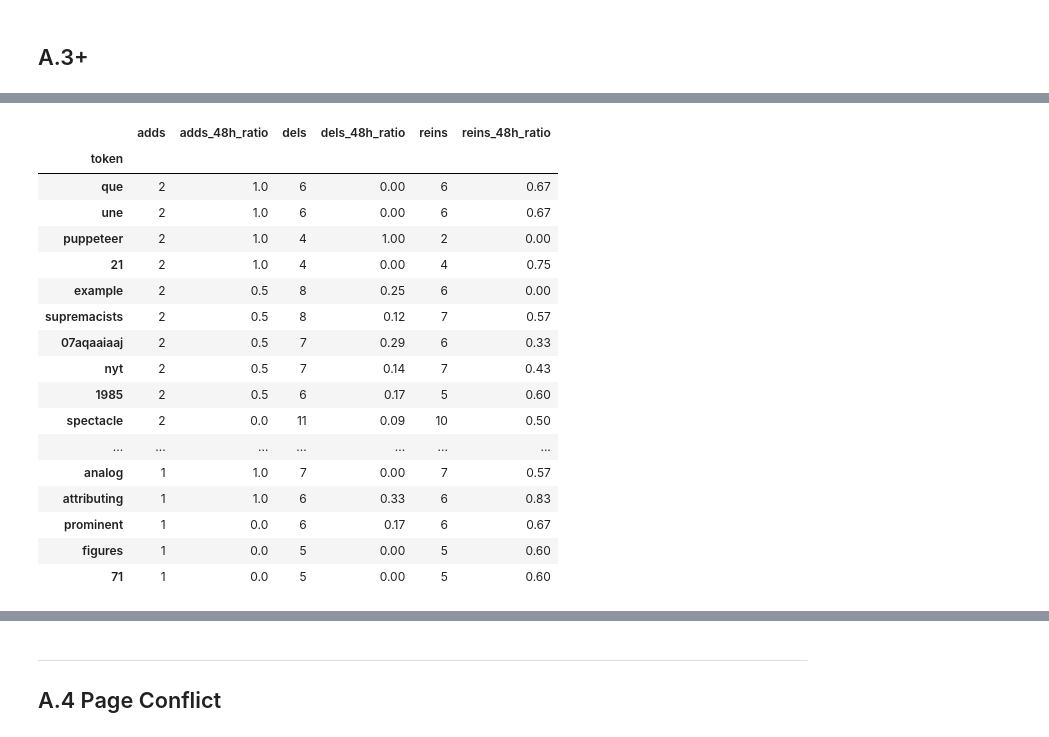
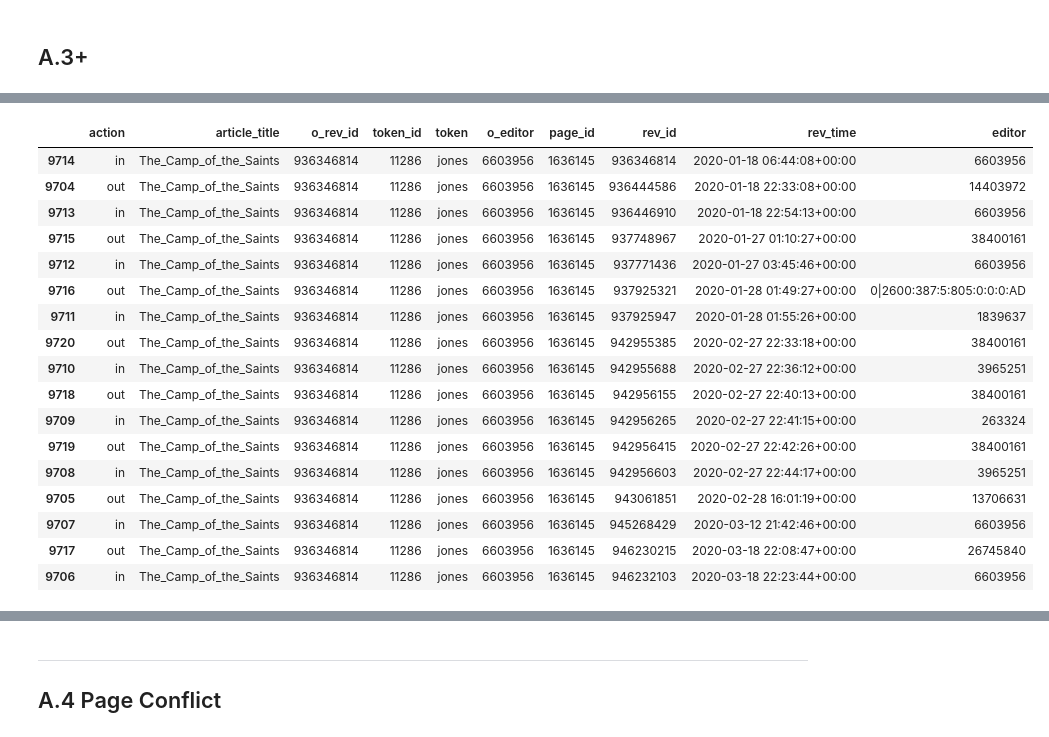
Before and after one commit to lzl257/gesis_wikiwho, a Jupyter notebook: 2. Using WikiWho to analyze a page.ipynb, the cells around one changed output, grey strips where cells are left out. Saved outputs shown, nothing was run; the diff lists cells and outputs as text; code cells hidden in the pictures.

Commit message:
Wrap A3+ into class TokensManager.

```diff
--- a/2. Using WikiWho to analyze a page.ipynb
+++ b/2. Using WikiWho to analyze a page.ipynb
@@ -509,8 +510,9 @@ on_click_wc_action(button3)
 wikiwho_api = WikiWho(lng='en')
 page_content = wikiwho_api.dv.all_content(the_page['page_id'])
 page_revisions = wikiwho_api.dv.rev_ids_of_article(the_page['page_id'])
-conflict_calculator = ConflictManager(page_content, page_revisions)
-conflict_calculator.calculate()
 
-ori_all_actions = conflict_calculator.all_actions
+token_calculator = TokensManager(page_content, page_revisions, maxwords=100)
+add_actions, del_actions, rein_actions = token_calculator.token_survive()
+tokens_action = token_calculator.get_all_tokens(add_actions, del_actions, rein_actions)
+tokens_action
 # %% [output]
@@ -686,21 +533,21 @@ df_merge = merge_init.fillna(0)
-# %%
-df_merge
-# %% [output]
-|  | adds | adds_48h_ratio | dels | dels_48h_ratio | reins | reins_48h_ratio |
-| token |  |  |  |  |  |  |
-| que | 2 | 1.0 | 6 | 0.00 | 6 | 0.67 |
-| une | 2 | 1.0 | 6 | 0.00 | 6 | 0.67 |
-| puppeteer | 2 | 1.0 | 4 | 1.00 | 2 | 0.00 |
-| 21 | 2 | 1.0 | 4 | 0.00 | 4 | 0.75 |
-| example | 2 | 0.5 | 8 | 0.25 | 6 | 0.00 |
-| supremacists | 2 | 0.5 | 8 | 0.12 | 7 | 0.57 |
-| 07aqaaiaaj | 2 | 0.5 | 7 | 0.29 | 6 | 0.33 |
-| nyt | 2 | 0.5 | 7 | 0.14 | 7 | 0.43 |
-| 1985 | 2 | 0.5 | 6 | 0.17 | 5 | 0.60 |
-| spectacle | 2 | 0.0 | 11 | 0.09 | 10 | 0.50 |
-| ... | ... | ... | ... | ... | ... | ... |
-| analog | 1 | 1.0 | 7 | 0.00 | 7 | 0.57 |
-| attributing | 1 | 1.0 | 6 | 0.33 | 6 | 0.83 |
-| prominent | 1 | 0.0 | 6 | 0.17 | 6 | 0.67 |
-| figures | 1 | 0.0 | 5 | 0.00 | 5 | 0.60 |
-| 71 | 1 | 0.0 | 5 | 0.00 | 5 | 0.60 |
+# %%
+token_calculator.all_actions[token_calculator.all_actions['token_id'] == 11286]
+# %% [output]
+|  | action | article_title | o_rev_id | token_id | token | o_editor | page_id | rev_id | rev_time | editor |
+| 9714 | in | The_Camp_of_the_Saints | 936346814 | 11286 | jones | 6603956 | 1636145 | 936346814 | 2020-01-18 06:44:08+00:00 | 6603956 |
+| 9704 | out | The_Camp_of_the_Saints | 936346814 | 11286 | jones | 6603956 | 1636145 | 936444586 | 2020-01-18 22:33:08+00:00 | 14403972 |
+| 9713 | in | The_Camp_of_the_Saints | 936346814 | 11286 | jones | 6603956 | 1636145 | 936446910 | 2020-01-18 22:54:13+00:00 | 6603956 |
+| 9715 | out | The_Camp_of_the_Saints | 936346814 | 11286 | jones | 6603956 | 1636145 | 937748967 | 2020-01-27 01:10:27+00:00 | 38400161 |
+| 9712 | in | The_Camp_of_the_Saints | 936346814 | 11286 | jones | 6603956 | 1636145 | 937771436 | 2020-01-27 03:45:46+00:00 | 6603956 |
+| 9716 | out | The_Camp_of_the_Saints | 936346814 | 11286 | jones | 6603956 | 1636145 | 937925321 | 2020-01-28 01:49:27+00:00 | 0|2600:387:5:805:0:0:0:AD |
+| 9711 | in | The_Camp_of_the_Saints | 936346814 | 11286 | jones | 6603956 | 1636145 | 937925947 | 2020-01-28 01:55:26+00:00 | 1839637 |
+| 9720 | out | The_Camp_of_the_Saints | 936346814 | 11286 | jones | 6603956 | 1636145 | 942955385 | 2020-02-27 22:33:18+00:00 | 38400161 |
+| 9710 | in | The_Camp_of_the_Saints | 936346814 | 11286 | jones | 6603956 | 1636145 | 942955688 | 2020-02-27 22:36:12+00:00 | 3965251 |
+| 9718 | out | The_Camp_of_the_Saints | 936346814 | 11286 | jones | 6603956 | 1636145 | 942956155 | 2020-02-27 22:40:13+00:00 | 38400161 |
+| 9709 | in | The_Camp_of_the_Saints | 936346814 | 11286 | jones | 6603956 | 1636145 | 942956265 | 2020-02-27 22:41:15+00:00 | 263324 |
+| 9719 | out | The_Camp_of_the_Saints | 936346814 | 11286 | jones | 6603956 | 1636145 | 942956415 | 2020-02-27 22:42:26+00:00 | 38400161 |
+| 9708 | in | The_Camp_of_the_Saints | 936346814 | 11286 | jones | 6603956 | 1636145 | 942956603 | 2020-02-27 22:44:17+00:00 | 3965251 |
+| 9705 | out | The_Camp_of_the_Saints | 936346814 | 11286 | jones | 6603956 | 1636145 | 943061851 | 2020-02-28 16:01:19+00:00 | 13706631 |
+| 9707 | in | The_Camp_of_the_Saints | 936346814 | 11286 | jones | 6603956 | 1636145 | 945268429 | 2020-03-12 21:42:46+00:00 | 6603956 |
+| 9717 | out | The_Camp_of_the_Saints | 936346814 | 11286 | jones | 6603956 | 1636145 | 946230215 | 2020-03-18 22:08:47+00:00 | 26745840 |
+| 9706 | in | The_Camp_of_the_Saints | 936346814 | 11286 | jones | 6603956 | 1636145 | 946232103 | 2020-03-18 22:23:44+00:00 | 6603956 |
```
Also changed, not shown: parts of 15 cells of this notebook, 1 other file.
